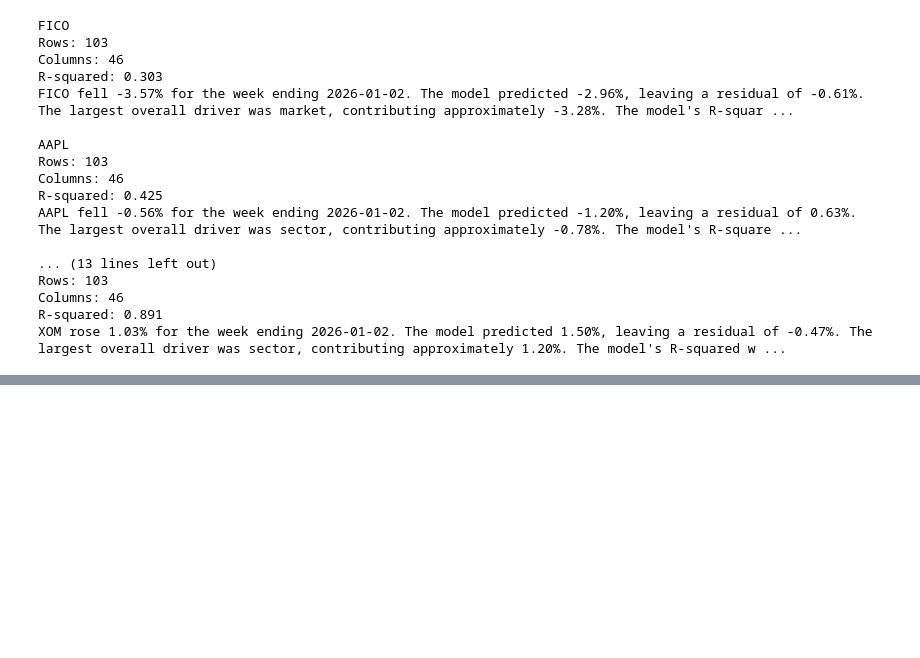
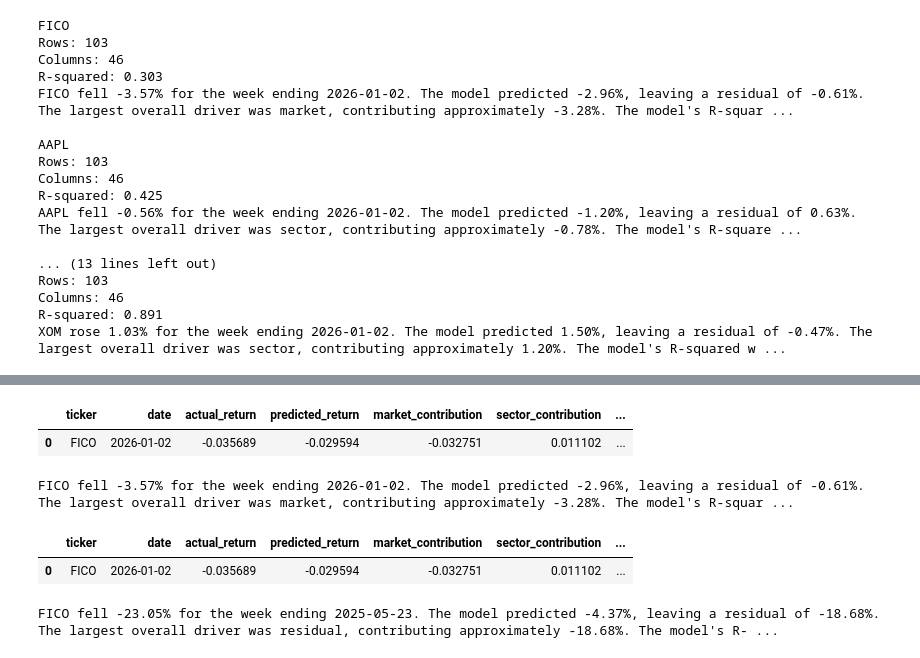
Before and after one commit to Jacob-Habte/macrosense-equity-attribution, a Jupyter notebook: notebooks/01_data_test.ipynb, the cells around one changed output, grey strips where cells are left out. Drawn from its saved outputs; the diff is of its cells as text; code cells hidden in the pictures; blank space fills up the shorter version.

Commit message:
Improve dashboard and add ticker-agnostic analysis

```diff
--- a/notebooks/01_data_test.ipynb
+++ b/notebooks/01_data_test.ipynb
@@ -1041,0 +1221,46 @@ XOM rose 1.03% for the week ending 2026-01-02. The model predicted 1.50%, leavin
+# %%
+fico_latest_summary_table
+# %% [output]
+|  | ticker | date | actual_return | predicted_return | market_contribution | sector_contribution | ... |
+| 0 | FICO | 2026-01-02 | -0.035689 | -0.029594 | -0.032751 | 0.011102 | ... |
+# %%
+week_options = fico_attribution["date"].dt.strftime("%Y-%m-%d").tolist()
+
+selected_week = week_options[-1]
+
+selected_index = fico_attribution[
+    fico_attribution["date"].dt.strftime("%Y-%m-%d") == selected_week
+].index[0]
+
+selected_summary = summarize_attribution_row(
+    "FICO",
+    fico_attribution,
+    fico_model,
+    row_index=selected_index
+)
+
+selected_summary_table = create_summary_table(selected_summary)
+
+print(selected_summary["summary_text"])
+selected_summary_table
+# %% [output]
+FICO fell -3.57% for the week ending 2026-01-02. The model predicted -2.96%, leaving a residual of -0.61%. The largest overall driver was market, contributing approximately -3.28%. The model's R-squar ...
+|  | ticker | date | actual_return | predicted_return | market_contribution | sector_contribution | ... |
+| 0 | FICO | 2026-01-02 | -0.035689 | -0.029594 | -0.032751 | 0.011102 | ... |
+# %%
+largest_residual_date = fico_largest_residuals.iloc[0]["date"]
+
+largest_residual_index = fico_attribution[
+    fico_attribution["date"] == largest_residual_date
+].index[0]
+
+largest_residual_summary = summarize_attribution_row(
+    "FICO",
+    fico_attribution,
+    fico_model,
+    row_index=largest_residual_index
+)
+
+print(largest_residual_summary["summary_text"])
+# %% [output]
+FICO fell -23.05% for the week ending 2025-05-23. The model predicted -4.37%, leaving a residual of -18.68%. The largest overall driver was residual, contributing approximately -18.68%. The model's R- ...
```
Also changed, not shown: parts of 15 cells of this notebook, 5 other files.
